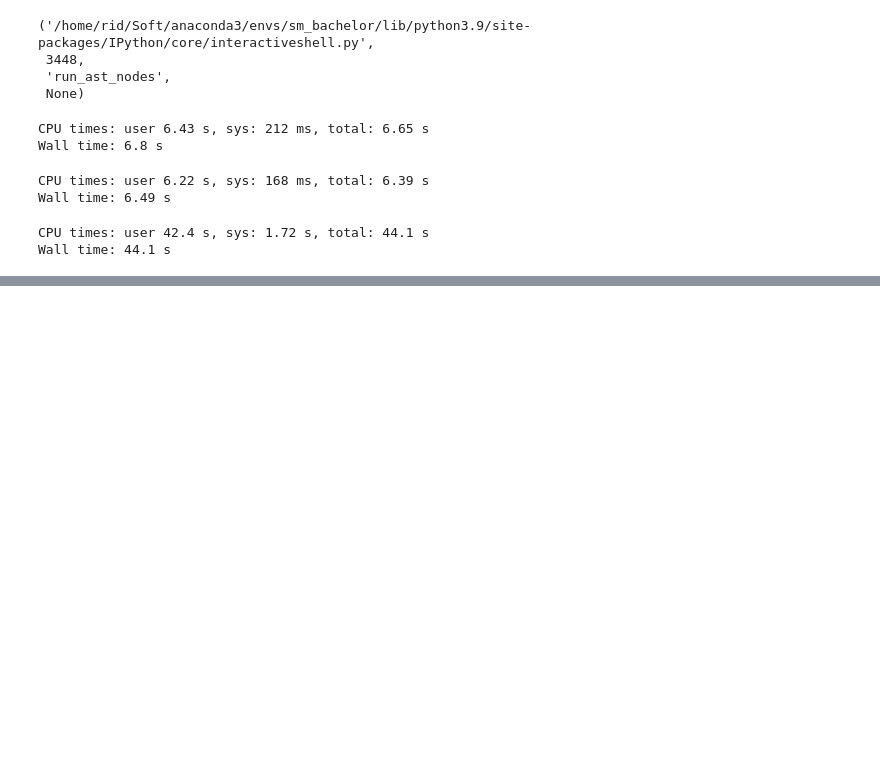
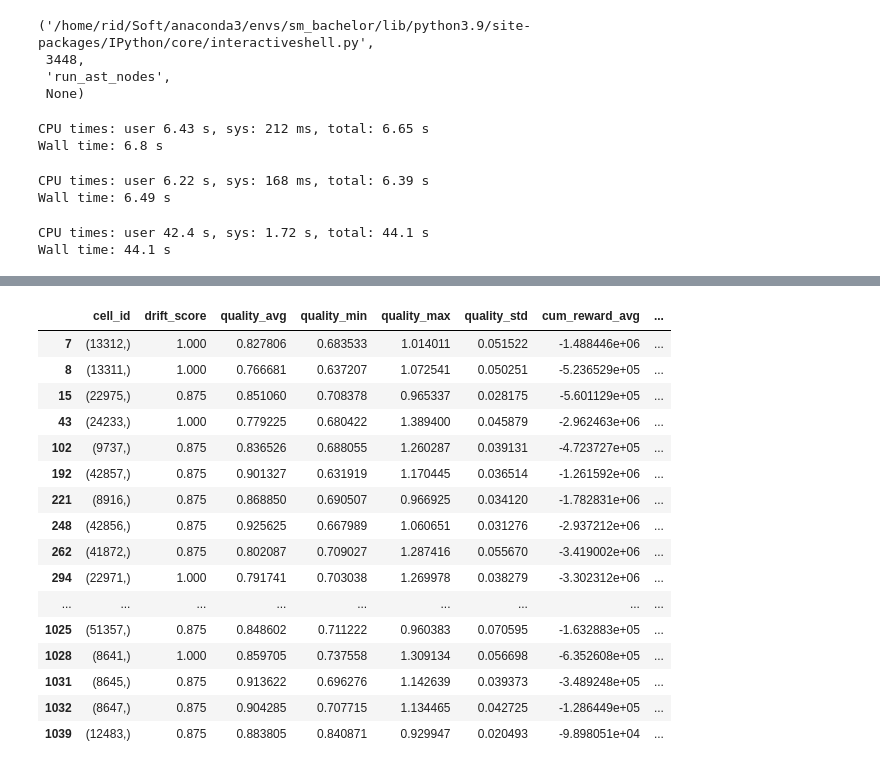
Before and after one commit to S-M157/Bachelor, a Jupyter notebook: Reward_Quality.ipynb, the cells around one changed output, grey strips where cells are left out. Drawn from its saved outputs; the diff is of its cells as text; code cells hidden in the pictures; blank space fills up the shorter version.

```diff
--- a/Reward_Quality.ipynb
+++ b/Reward_Quality.ipynb
@@ -276,0 +298,2 @@ False
+# %%
+data = pd.read_csv('drift_scores_rewards_all.csv', index_col=0)
@@ -276,0 +376,20 @@ False
+# %%
+data[data.mom_reward_max > 0]
+# %% [output]
+|  | cell_id | drift_score | quality_avg | quality_min | quality_max | quality_std | cum_reward_avg | ... |
+| 7 | (13312,) | 1.000 | 0.827806 | 0.683533 | 1.014011 | 0.051522 | -1.488446e+06 | ... |
+| 8 | (13311,) | 1.000 | 0.766681 | 0.637207 | 1.072541 | 0.050251 | -5.236529e+05 | ... |
+| 15 | (22975,) | 0.875 | 0.851060 | 0.708378 | 0.965337 | 0.028175 | -5.601129e+05 | ... |
+| 43 | (24233,) | 1.000 | 0.779225 | 0.680422 | 1.389400 | 0.045879 | -2.962463e+06 | ... |
+| 102 | (9737,) | 0.875 | 0.836526 | 0.688055 | 1.260287 | 0.039131 | -4.723727e+05 | ... |
+| 192 | (42857,) | 0.875 | 0.901327 | 0.631919 | 1.170445 | 0.036514 | -1.261592e+06 | ... |
+| 221 | (8916,) | 0.875 | 0.868850 | 0.690507 | 0.966925 | 0.034120 | -1.782831e+06 | ... |
+| 248 | (42856,) | 0.875 | 0.925625 | 0.667989 | 1.060651 | 0.031276 | -2.937212e+06 | ... |
+| 262 | (41872,) | 0.875 | 0.802087 | 0.709027 | 1.287416 | 0.055670 | -3.419002e+06 | ... |
+| 294 | (22971,) | 1.000 | 0.791741 | 0.703038 | 1.269978 | 0.038279 | -3.302312e+06 | ... |
+| ... | ... | ... | ... | ... | ... | ... | ... | ... |
+| 1025 | (51357,) | 0.875 | 0.848602 | 0.711222 | 0.960383 | 0.070595 | -1.632883e+05 | ... |
+| 1028 | (8641,) | 1.000 | 0.859705 | 0.737558 | 1.309134 | 0.056698 | -6.352608e+05 | ... |
+| 1031 | (8645,) | 0.875 | 0.913622 | 0.696276 | 1.142639 | 0.039373 | -3.489248e+05 | ... |
+| 1032 | (8647,) | 0.875 | 0.904285 | 0.707715 | 1.134465 | 0.042725 | -1.286449e+05 | ... |
+| 1039 | (12483,) | 0.875 | 0.883805 | 0.840871 | 0.929947 | 0.020493 | -9.898051e+04 | ... |
```
Also changed, not shown: parts of 11 cells of this notebook, 3 other files.
